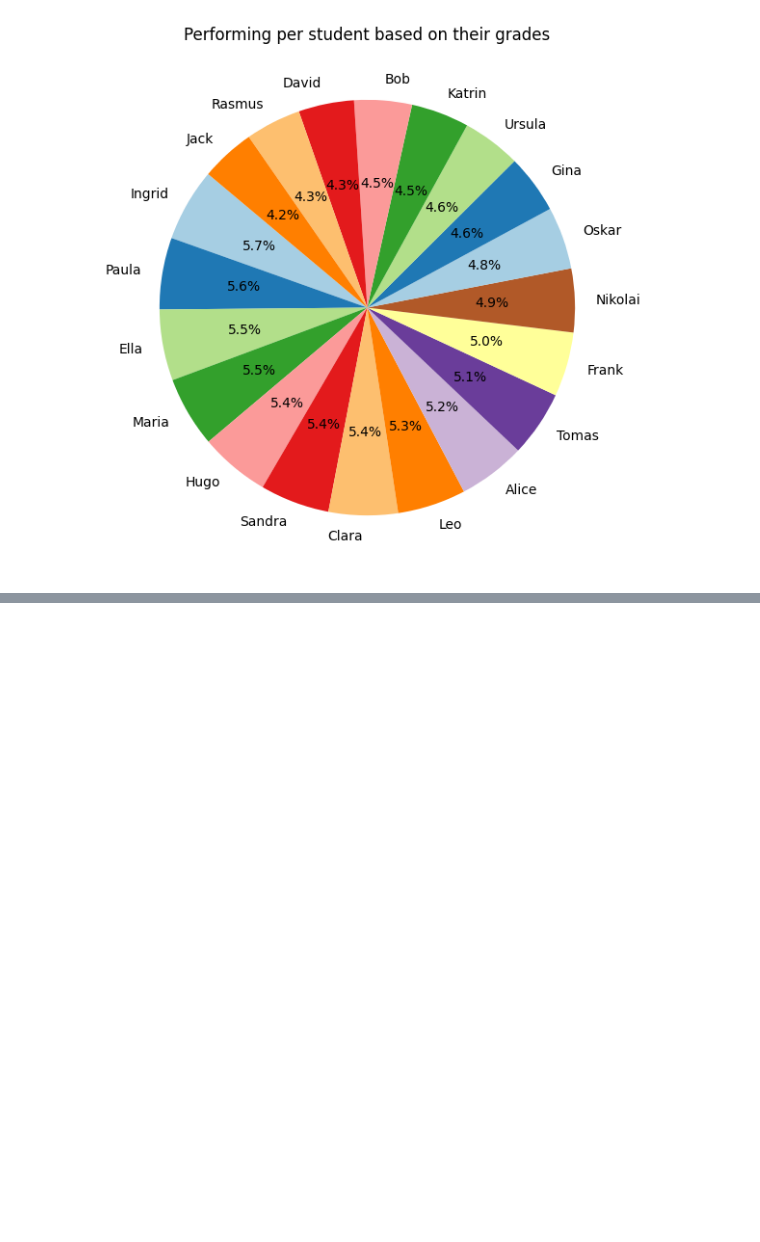
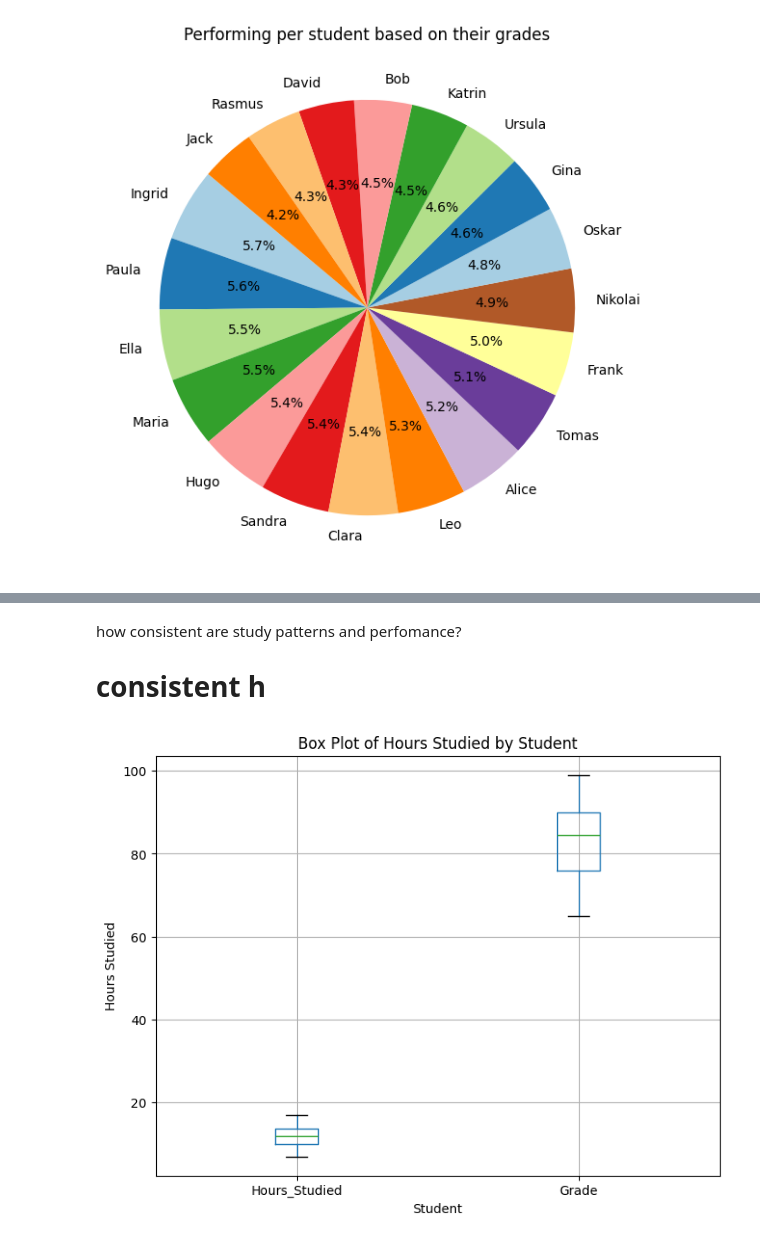
Before and after one commit to diana-vladotsenko/dt-2025-data-visualisation, a Jupyter notebook: notebooks/class_work/student_progress_analysis copy.ipynb, the cells around one changed output, grey strips where cells are left out. Saved outputs shown, nothing was run; the diff lists cells and outputs as text; code cells hidden in the pictures; blank space fills up the shorter version.

```diff
--- a/notebooks/class_work/student_progress_analysis copy.ipynb
+++ b/notebooks/class_work/student_progress_analysis copy.ipynb
@@ -74,0 +139,17 @@ plt.show()
+# %% [markdown]
+how consistent are study patterns and perfomance?
+# consistent h
+# %%
+import matplotlib.pyplot as plt
+#hours_studied = df.get("Hours_Studied")
+#student_studied = df.groupby("Student")
+
+plt.figure(figsize=(8,6))
+df[["Hours_Studied", "Grade"]].boxplot()
+#plt.boxplot([group["Hours_Studied"] for name, group in student_studied], labels=student_studied.groups.keys())
+plt.title("Box Plot of Hours Studied by Student")
+plt.ylabel("Hours Studied")
+plt.xlabel("Student")
+plt.show()
+# %% [output]
+[figure, added]
```
Also changed, not shown: parts of 5 cells of this notebook, 4 other files.
